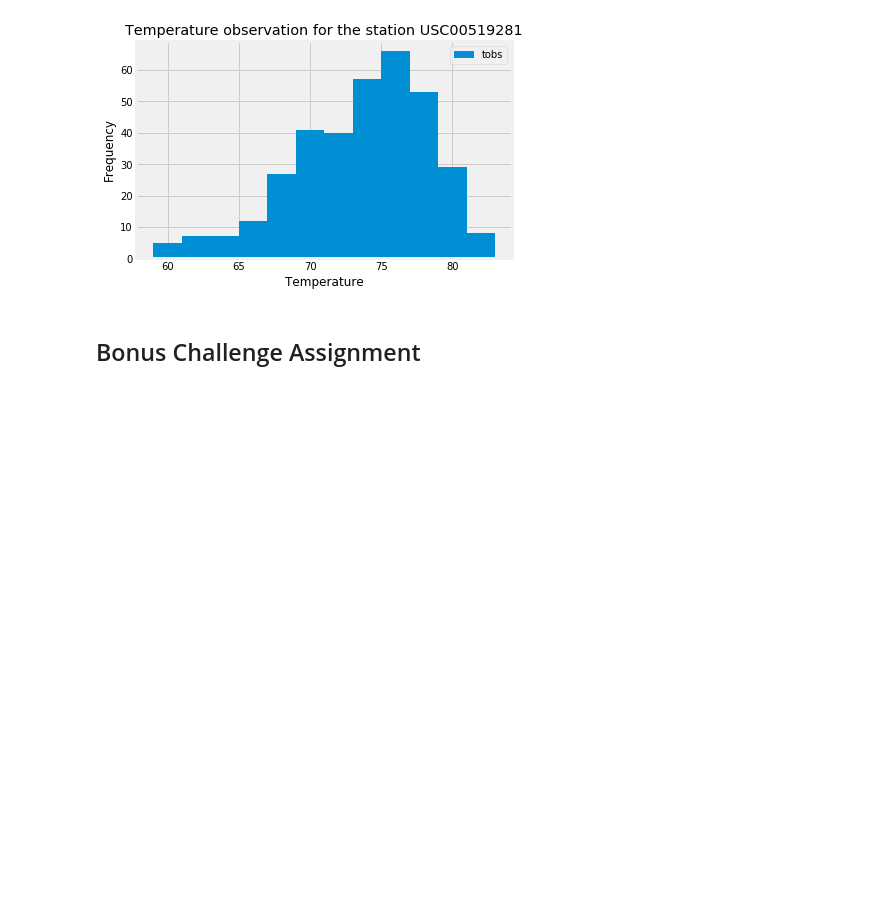
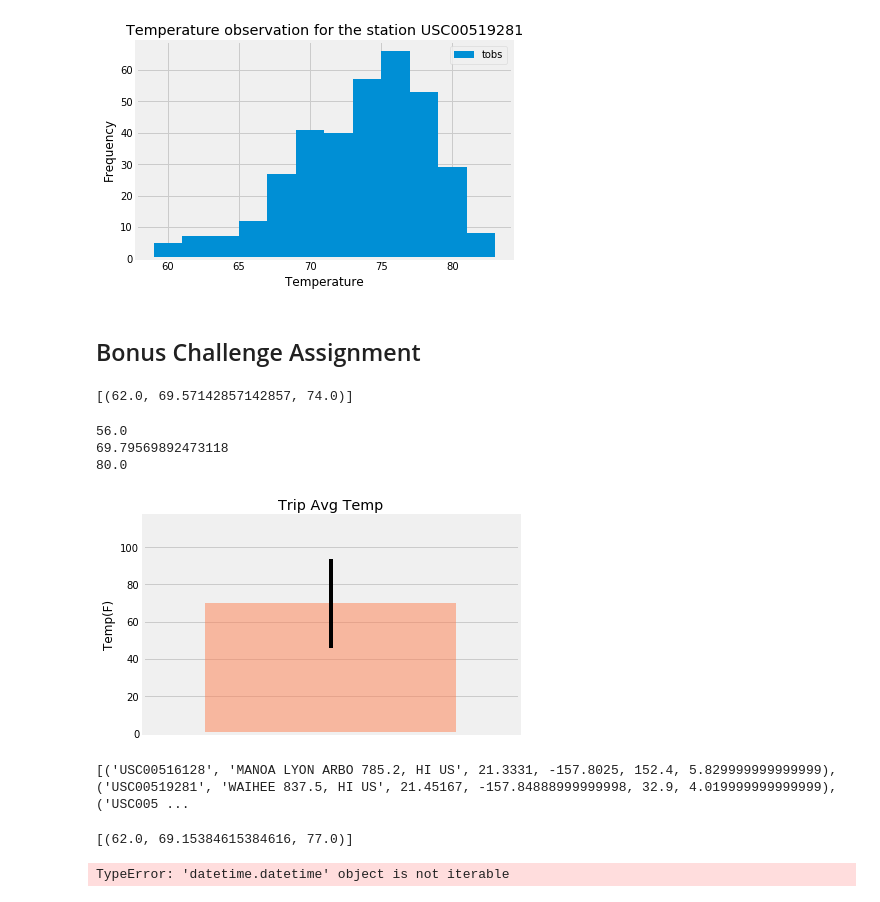
Before and after one commit to prasannarangam21/sqlalchemy-challenge, a Jupyter notebook: climate_starter.ipynb, the cells around one changed output. Drawn from its saved outputs; the diff is of its cells as text; code cells hidden in the pictures; blank space fills up the shorter version.

```diff
--- a/climate_starter.ipynb
+++ b/climate_starter.ipynb
@@ -156,6 +150,8 @@ plt.show()
 # %%
 # This function called `calc_temps` will accept start date and end date in the format '%Y-%m-%d'
 # and return the minimum, average, and maximum temperatures for that range of dates
+start_date = '2012-02-28'
+end_date = '2012-03-05'
 def calc_temps(start_date, end_date):
     """TMIN, TAVG, and TMAX for a list of dates.
 
@@ -167,22 +163,54 @@ def calc_temps(start_date, end_date):
         TMIN, TAVE, and TMAX
     """
 
-    return session.query(func.min(Measurement.tobs), func.avg(Measurement.tobs), func.max(Measurement.tobs)).\
-        filter(Measurement.date >= start_date).filter(Measurement.date <= end_date).all()
+    return session.query(func.min(measurement.tobs), func.avg(measurement.tobs), func.max(measurement.tobs)).\
+        filter(measurement.date >= start_date).filter(measurement.date <= end_date).all()
 
 # function usage example
 print(calc_temps('2012-02-28', '2012-03-05'))
+# %% [output]
+[(62.0, 69.57142857142857, 74.0)]
 # %%
 # Use your previous function `calc_temps` to calculate the tmin, tavg, and tmax
 # for your trip using the previous year's data for those same dates.
+prev_start_date = dt.date(2017,1,1) - dt.timedelta(days=365)
+prev_end_date = dt.date(2017,3,1) - dt.timedelta(days=365)
+tmin,tavg,tmax = calc_temps(prev_start_date,prev_end_date)[0]
+print(tmin)
+print(tavg)
+print(tmax)
+# %% [output]
+56.0
+69.79569892473118
+80.0
 # %%
 # Plot the results from your previous query as a bar chart.
 # Use "Trip Avg Temp" as your Title
 # Use the average temperature for the y value
 # Use the peak-to-peak (tmax-tmin) value as the y error bar (yerr)
+fig,ax = plt.subplots()
+ax.bar(1,tavg,yerr=(tmax-tmin),color='coral',alpha=0.5)
+ax.set(xticks=range(1))
+ax.margins(0.25,0.25)
+plt.title('Trip Avg Temp')
+plt.ylabel('Temp(F)')
+plt.savefig('Images/temperature.png')
+plt.show()
+# %% [output]
+[figure, added]
 # %%
 # Calculate the total amount of rainfall per weather station for your trip dates using the previous year's matching dates.
 # Sort this in descending order by precipitation amount and list the station, name, latitude, longitude, and elevation
+rainfall_per_station = session.query(station.station, station.name, station.latitude,
+                                 station.longitude, station.elevation, func.sum(measurement.prcp)).\
+        filter(measurement.date >= prev_start_date, measurement.date <= prev_end_date).\
+        filter(measurement.prcp != None).\
+        filter(station.station == measurement.station).\
+        group_by(measurement.station).\
+        order_by(func.sum(measurement.prcp).desc()).all()
+print(rainfall_per_station)
+# %% [output]
+[('USC00516128', 'MANOA LYON ARBO 785.2, HI US', 21.3331, -157.8025, 152.4, 5.829999999999999), ('USC00519281', 'WAIHEE 837.5, HI US', 21.45167, -157.84888999999998, 32.9, 4.019999999999999), ('USC005 ...
 # %%
 # Create a query that will calculate the daily normals
 # (i.e. the averages for tmin, tmax, and tavg for all historic data matching a specific month and day)
@@ -198,20 +226,31 @@ def daily_normals(date):
 
     """
 
-    sel = [func.min(Measurement.tobs), func.avg(Measurement.tobs), func.max(Measurement.tobs)]
-    return session.query(*sel).filter(func.strftime("%m-%d", Measurement.date) == date).all()
+    sel = [func.min(measurement.tobs), func.avg(measurement.tobs), func.max(measurement.tobs)]
+    return session.query(*sel).filter(func.strftime("%m-%d", measurement.date) == date).all()
 
 daily_normals("01-01")
+# %% [output]
+[(62.0, 69.15384615384616, 77.0)]
 # %%
 # calculate the daily normals for your trip
 # push each tuple of calculations into a list called `normals`
-
+normal=[]
+d_list= []
 # Set the start and end date of the trip
-
+start_date = '2012-02-28'
+end_date = '2012-03-05'
 # Use the start and end date to create a range of dates
-
+start_date = dt.datetime.strptime('2018-01-01', "%Y-%m-%d")
+end_date = dt.datetime.strptime('2018-01-07', "%Y-%m-%d")
 # Stip off the year and save a list of %m-%d strings
-
+iter_date = start_date
 # Loop through the list of %m-%d strings and calculate the normals for each date
+for iter_date in start_date:
+    d_list.append(iter_date)
+    st_str_dt = iter_date.strftime("%m-%d")
+    print(st_str_dt)
+# %% [output]
+TypeError: 'datetime.datetime' object is not iterable
 # %%
 # Load the previous query results into a Pandas DataFrame and add the `trip_dates` range as the `date` index
```
Also changed, not shown: parts of 7 cells of this notebook, 4 other files.
